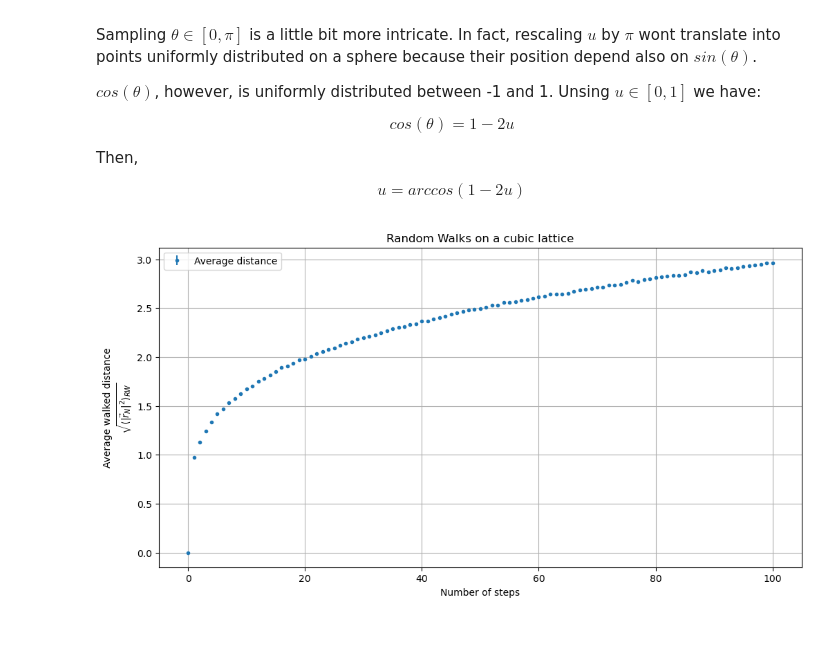
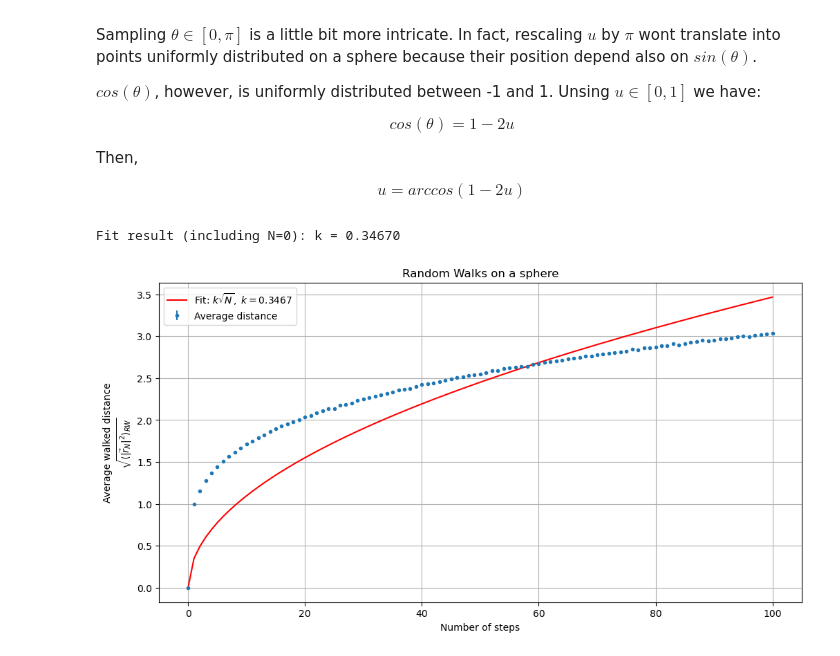
Before and after one commit to seangowen/LSN, a Jupyter notebook: Exercise2_Gowen/Exercise2_Gowen.ipynb, the cells around one changed output. Cells and saved outputs as stored; diff of their text form; code cells hidden in the pictures.

```diff
--- a/Exercise2_Gowen/Exercise2_Gowen.ipynb
+++ b/Exercise2_Gowen/Exercise2_Gowen.ipynb
@@ -228,6 +228,7 @@ $$
 # %%
 import numpy as np
 import matplotlib.pyplot as plt
+from scipy.optimize import curve_fit
 
 # Load data
 average_distance, error = np.loadtxt(
@@ -235,15 +236,34 @@ average_distance, error = np.loadtxt(
     usecols=(1,2), delimiter=",", skiprows=1, unpack=True
 )
 
-# X-axis = number of steps
 x = np.arange(len(average_distance))
 
-# Plot
+# Model: k * sqrt(N)
+def fit_func(N, k):
+    return k * np.sqrt(N)
+
+# Removing the N=0 point to avoid sqrt(0) issues
+mask = x > 0
+x_fit = x[mask]
+y_fit = average_distance[mask]
+
+# Note: performing unweighted fit (ignoring error)
+popt, pcov = curve_fit(fit_func, x_fit, y_fit)
+k_fit = popt[0]
+
+print(f"Fit result: k = {k_fit:.5f}")
+
+# Fitted curve
+fit_y = fit_func(x, k_fit)
+
 plt.figure(figsize=(12,6))
 plt.errorbar(
     x, average_distance, yerr=error, fmt='o', markersize=3, linestyle='', label='Average distance'
 )
-#plt.plot(x, average_distance, marker='o', linestyle='', markersize=2, label='Average distance')
+
+# Fit line
+plt.plot(x, fit_y, label=fr"Fit: $k\sqrt{{N}},\ k={k_fit:.4f}$", color='red')
+
 plt.grid(True)
 plt.xlabel("Number of steps")
 plt.ylabel("Average walked distance\n" r"$\sqrt{\langle |\vec{r}_N|^2 \rangle_{RW}}$")
@@ -271,27 +292,43 @@ $$ u = arccos(1-2u) $$
 # %%
 import numpy as np
 import matplotlib.pyplot as plt
+from scipy.optimize import curve_fit
 
 # Load data
 average_distance, error = np.loadtxt(
     "./EX2_Parallel_Random_Generator/output_files/ex2_2_continuous_random_walk.dat",
     usecols=(1,2), delimiter=",", skiprows=1, unpack=True
 )
 
-# X-axis = number of steps
 x = np.arange(len(average_distance))
+
+def fit_func(N, k):
+    return k * np.sqrt(N)
+
+# Perform unweighted fit including N=0
+popt, pcov = curve_fit(fit_func, x, average_distance)
+k_fit = popt[0]
+
+print(f"Fit result (including N=0): k = {k_fit:.5f}")
+
+# Fitted curve
+fit_y = fit_func(x, k_fit)
 
 # Plot
 plt.figure(figsize=(12,6))
 plt.errorbar(
     x, average_distance, yerr=error, fmt='o', markersize=3, linestyle='', label='Average distance'
 )
-#plt.plot(x, average_distance, marker='o', linestyle='', markersize=2, label='Average distance')
+
+# Fit line
+plt.plot(x, fit_y, label=fr"Fit: $k\sqrt{{N}},\ k={k_fit:.4f}$", color='red')
+
 plt.grid(True)
 plt.xlabel("Number of steps")
 plt.ylabel("Average walked distance\n" r"$\sqrt{\langle |\vec{r}_N|^2 \rangle_{RW}}$")
 plt.title("Random Walks on a sphere")
 plt.legend()
 plt.show()
 # %% [output]
+Fit result (including N=0): k = 0.34670
-[figure, old version]
+[figure, new version]
```
Also changed, not shown: parts of 3 cells of this notebook, 5 other files.
